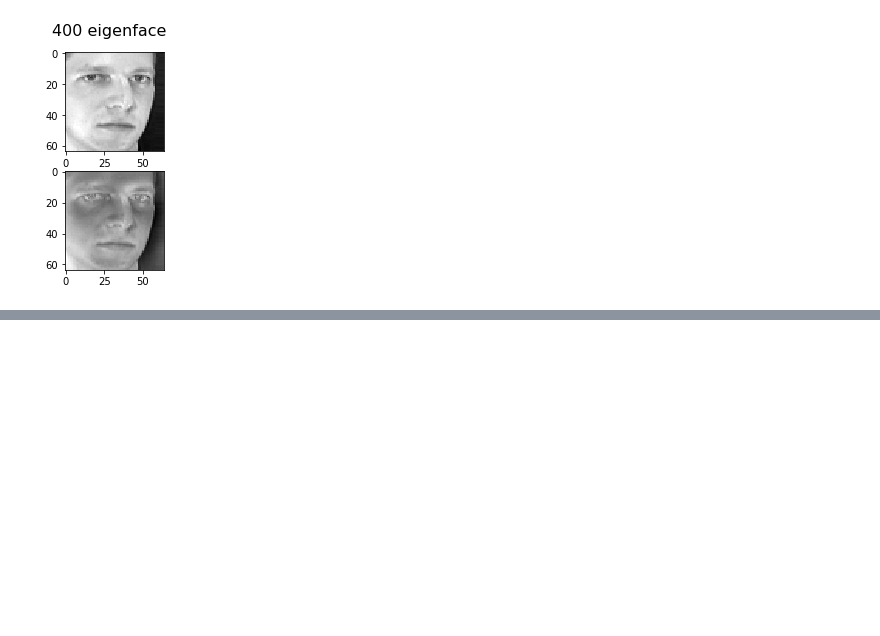
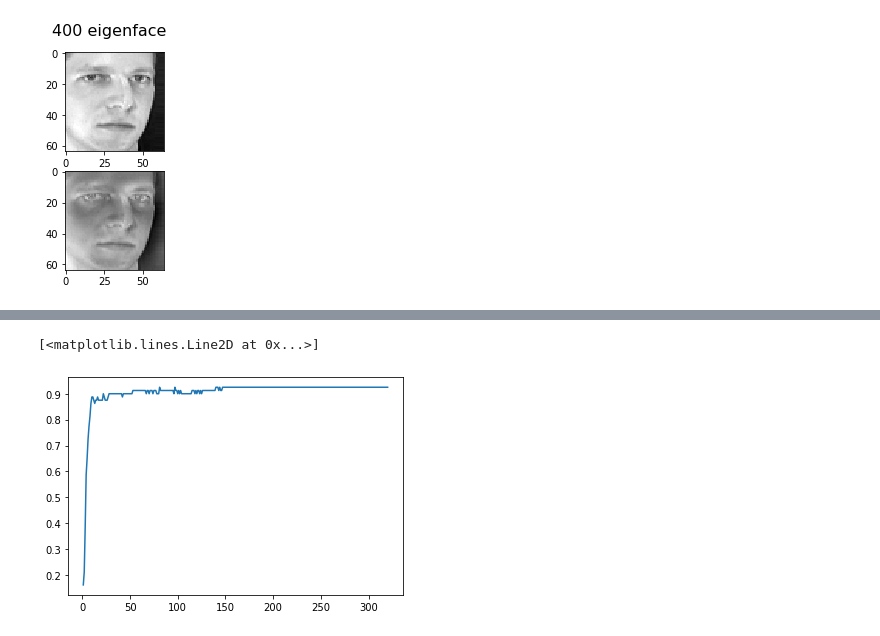
Before and after one commit to WenyuLi1017/PCA-cluster-andI-image-identification, a Jupyter notebook: pca.ipynb, the cells around one changed output, grey strips where cells are left out. Saved outputs shown, nothing was run; the diff lists cells and outputs as text; code cells hidden in the pictures; blank space fills up the shorter version.

```diff
--- a/pca.ipynb
+++ b/pca.ipynb
@@ -277,3 +277,17 @@ plt.plot(components_pca["n_components"],components_pca["knn_score"], label = 'kn
+# %%
+components_pca=pd.DataFrame(columns=["n_components","knn_score"])
+for i in range(320):
+    pca=PCA(n_components=i+1,random_state=0).fit(X_train)
+    X_train_pca=pca.transform(X_train)
+    X_test_pca=pca.transform(X_test)
+    knn=KNeighborsClassifier(n_neighbors=1)
+    knn.fit(X_train_pca,y_train)
+    knn_predict=knn.predict(X_test_pca)
+    components_pca=components_pca.append([{"n_components":i+1,"knn_score":accuracy_score(y_test,knn_predict)}], ignore_index=True)
+plt.plot(components_pca["n_components"],components_pca["knn_score"], label = 'knn score')
+# %% [output]
+[<matplotlib.lines.Line2D at 0x...>]
+[figure, added]
 # %%
 components_pca[components_pca['knn_score']==components_pca['knn_score'].max()]
 # %% [output]
```
Also changed, not shown: parts of 2 cells of this notebook, 2 other files.
